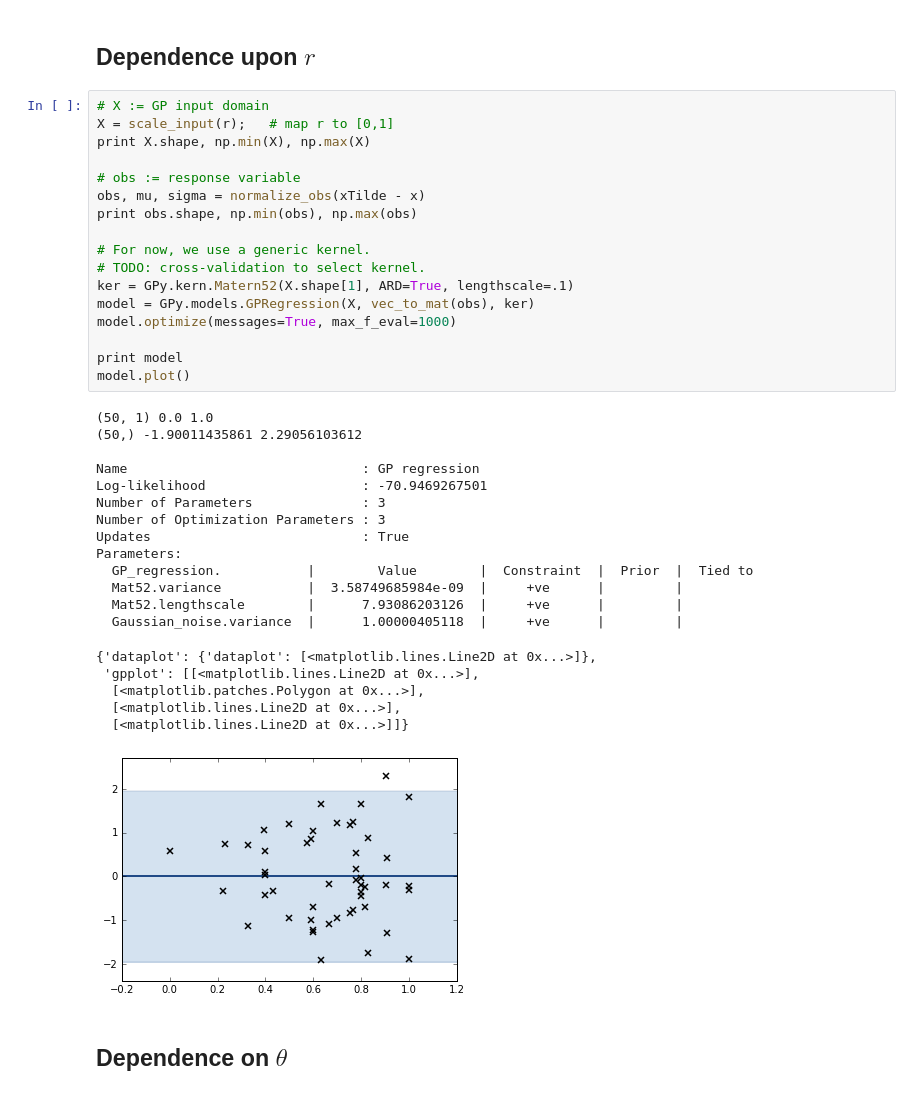
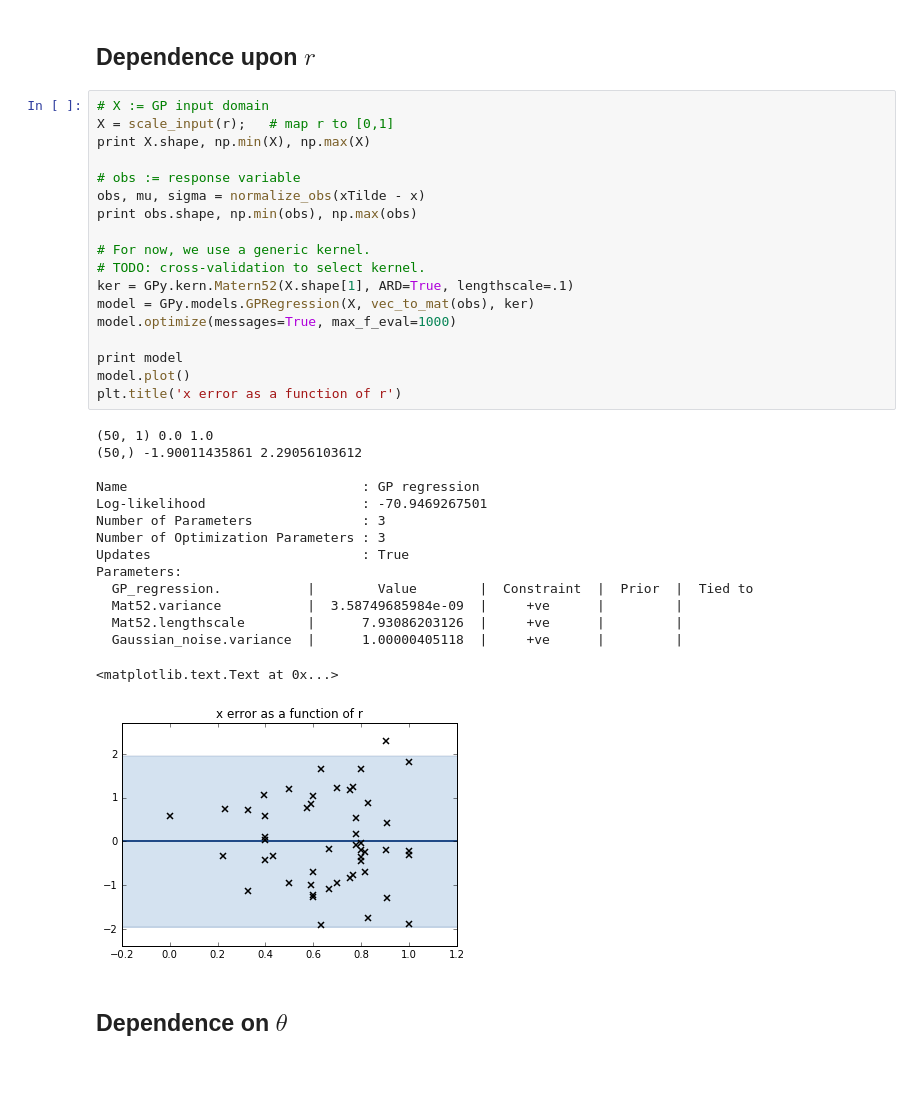
Before and after one commit to mjpekala/gp-am-study, a Jupyter notebook: examples/gp1d.ipynb, the cells around one changed output. Cells and saved outputs as stored; diff of their text form.

```diff
--- a/examples/gp1d.ipynb
+++ b/examples/gp1d.ipynb
@@ -85,39 +87,36 @@ Rotating observed pin locations about z axis
 # X := GP input domain
 X = scale_input(r);   # map r to [0,1]
 print X.shape, np.min(X), np.max(X)
 
 # obs := response variable
 obs, mu, sigma = normalize_obs(xTilde - x)
 print obs.shape, np.min(obs), np.max(obs)
 
 # For now, we use a generic kernel.
 # TODO: cross-validation to select kernel.
 ker = GPy.kern.Matern52(X.shape[1], ARD=True, lengthscale=.1)
 model = GPy.models.GPRegression(X, vec_to_mat(obs), ker)
 model.optimize(messages=True, max_f_eval=1000)
 
 print model
 model.plot()
+plt.title('x error as a function of r')
 # %% [output]
 (50, 1) 0.0 1.0
 (50,) -1.90011435861 2.29056103612
 
 Name                              : GP regression
 Log-likelihood                    : -70.9469267501
 Number of Parameters              : 3
 Number of Optimization Parameters : 3
 Updates                           : True
 Parameters:
   GP_regression.           |        Value        |  Constraint  |  Prior  |  Tied to
   Mat52.variance           |  3.58749685984e-09  |     +ve      |         |
   Mat52.lengthscale        |      7.93086203126  |     +ve      |         |
   Gaussian_noise.variance  |      1.00000405118  |     +ve      |         |
-{'dataplot': {'dataplot': [<matplotlib.lines.Line2D at 0x...>]},
- 'gpplot': [[<matplotlib.lines.Line2D at 0x...>],
-  [<matplotlib.patches.Polygon at 0x...>],
-  [<matplotlib.lines.Line2D at 0x...>],
-  [<matplotlib.lines.Line2D at 0x...>]]}
+<matplotlib.text.Text at 0x...>
-[figure, old version]
+[figure, new version]
 # %% [markdown]
 ## Dependence on $\theta$
 # %%
```
Also changed, not shown: parts of 2 cells of this notebook.
